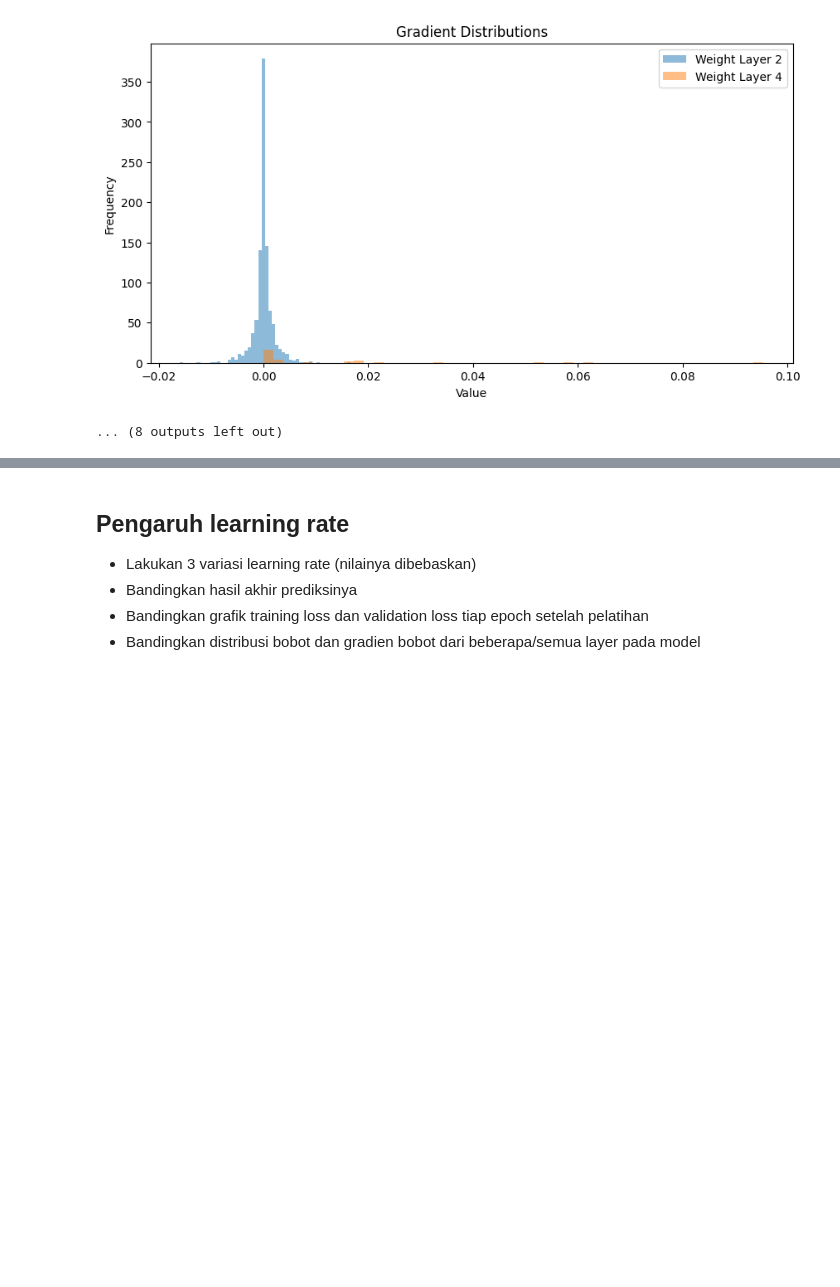
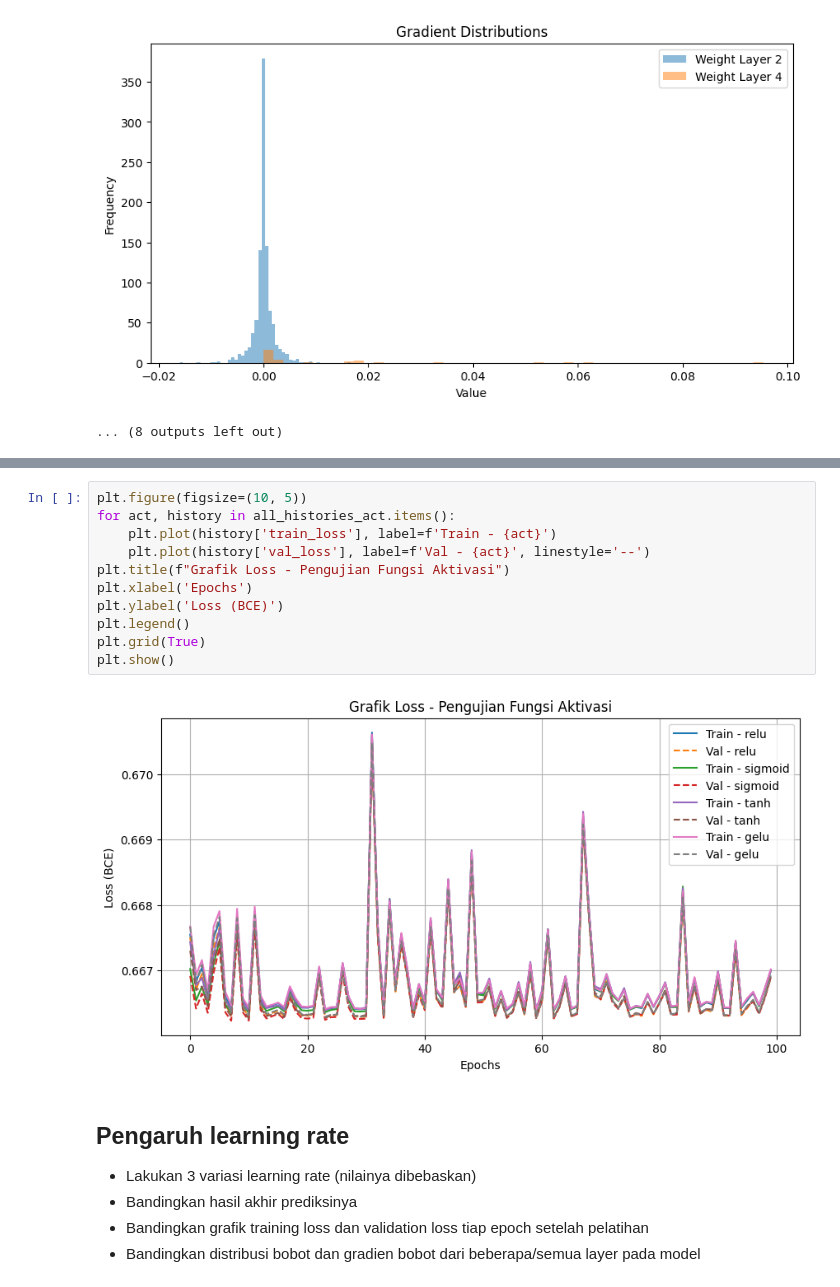
Before and after one commit to timoruslim/Tubes1_Six-seven, a Jupyter notebook: src/pengujian.ipynb, the cells around one changed output, grey strips where cells are left out. Saved outputs shown, nothing was run; the diff lists cells and outputs as text; blank space fills up the shorter version.

```diff
--- a/src/pengujian.ipynb
+++ b/src/pengujian.ipynb
@@ -262,3 +322,16 @@ plt.show()
+# %%
+plt.figure(figsize=(10, 5))
+for act, history in all_histories_act.items():
+    plt.plot(history['train_loss'], label=f'Train - {act}')
+    plt.plot(history['val_loss'], label=f'Val - {act}', linestyle='--')
+plt.title(f"Grafik Loss - Pengujian Fungsi Aktivasi")
+plt.xlabel('Epochs')
+plt.ylabel('Loss (BCE)')
+plt.legend()
+plt.grid(True)
+plt.show()
+# %% [output]
+[figure, added]
 # %% [markdown]
 ## Pengaruh learning rate
 - Lakukan 3 variasi learning rate (nilainya dibebaskan)
```
Also changed, not shown: parts of 15 cells of this notebook.
